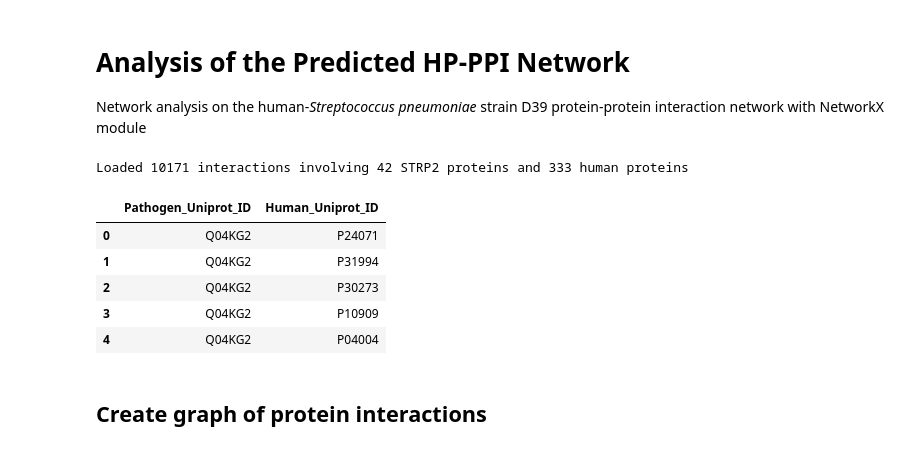
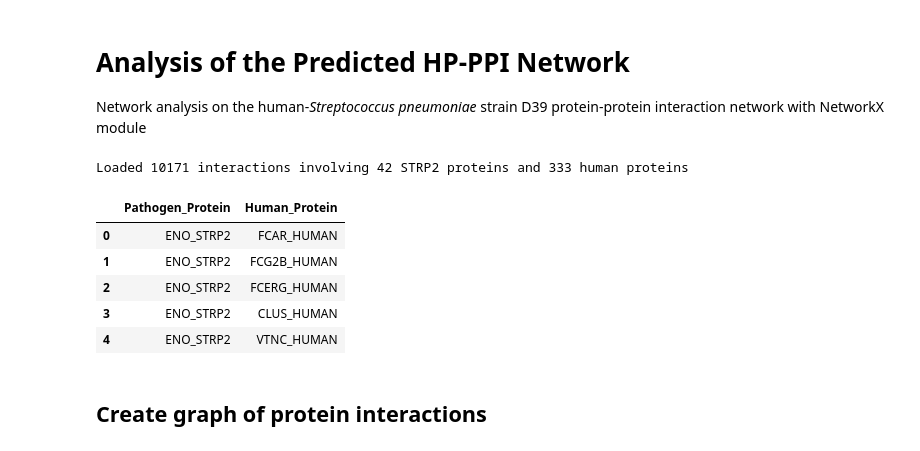
Before and after one commit to reinhartg/HP-PPI-prediction, a Jupyter notebook: codes/6. Network Analysis.ipynb, the cells around one changed output. Drawn from its saved outputs; the diff is of its cells as text; code cells hidden in the pictures.

```diff
--- a/codes/6. Network Analysis.ipynb
+++ b/codes/6. Network Analysis.ipynb
@@ -17,23 +17,23 @@ dir_in = dir_out = os.path.join(parent_dir, 'data', 'results')
 # %%
 # Load predicted network as DataFrame
 f_in = os.path.join(dir_in, 'predicted_interactions.tsv')
 df = pd.read_csv(f_in, sep='\t')
 
 # Get sets of unique proteins from each organism
-pathogen_proteins = set(df.Pathogen_Uniprot_ID)
-human_proteins = set(df.Human_Uniprot_ID)
+pathogen_proteins = set(df.Pathogen_Protein)
+human_proteins = set(df.Human_Protein)
 
 print('Loaded %i interactions involving %i STRP2 proteins and %i human proteins\n'\
       % (len(df), len(pathogen_proteins), len(human_proteins)))
 df.head()
 # %% [output]
 Loaded 10171 interactions involving 42 STRP2 proteins and 333 human proteins
-|  | Pathogen_Uniprot_ID | Human_Uniprot_ID |
-| 0 | Q04KG2 | P24071 |
-| 1 | Q04KG2 | P31994 |
-| 2 | Q04KG2 | P30273 |
-| 3 | Q04KG2 | P10909 |
-| 4 | Q04KG2 | P04004 |
+|  | Pathogen_Protein | Human_Protein |
+| 0 | ENO_STRP2 | FCAR_HUMAN |
+| 1 | ENO_STRP2 | FCG2B_HUMAN |
+| 2 | ENO_STRP2 | FCERG_HUMAN |
+| 3 | ENO_STRP2 | CLUS_HUMAN |
+| 4 | ENO_STRP2 | VTNC_HUMAN |
 # %% [markdown]
 ## Create graph of protein interactions
 # %%
```
Also changed, not shown: parts of 4 cells of this notebook.
